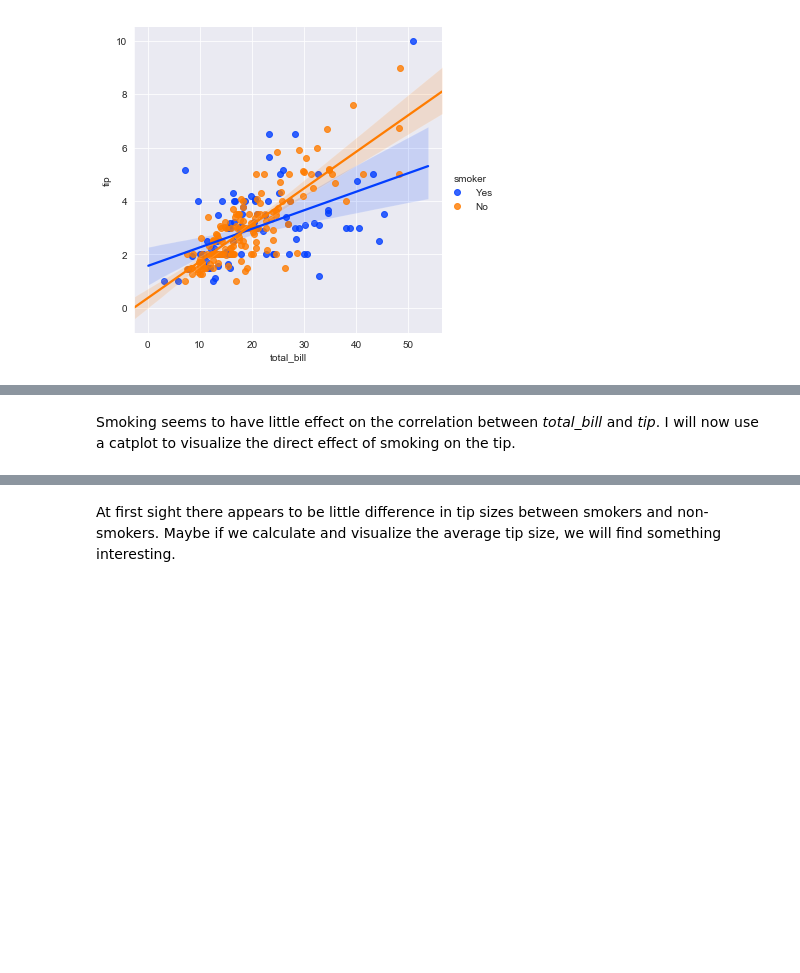
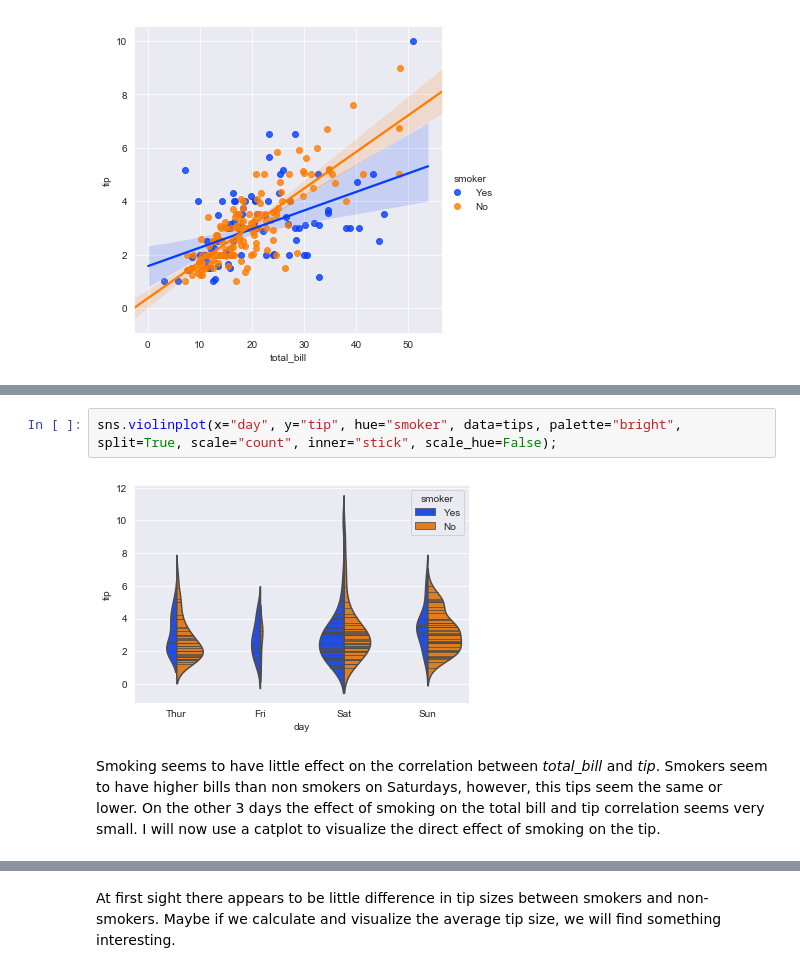
Before and after one commit to Ardvb/FODAProject2019, a Jupyter notebook: FODA Assessment 2019.ipynb, the cells around one changed output, grey strips where cells are left out. Saved outputs shown, nothing was run; the diff lists cells and outputs as text; blank space fills up the shorter version.

```diff
--- a/FODA Assessment 2019.ipynb
+++ b/FODA Assessment 2019.ipynb
@@ -775,5 +777,9 @@ sns.lmplot(x="total_bill", y="tip", hue="smoker", data=tips, palette = "bright"
+# %%
+sns.violinplot(x="day", y="tip", hue="smoker", data=tips, palette="bright", split=True, scale="count", inner="stick", scale_hue=False);
+# %% [output]
+[figure, added]
 # %% [markdown]
-Smoking seems to have little effect on the correlation between <em>total_bill</em> and <em>tip</em>.
+Smoking seems to have little effect on the correlation between <em>total_bill</em> and <em>tip</em>. Smokers seem to have higher bills than non smokers on Saturdays, however, this tips seem the same or lower. On the other 3 days the effect of smoking on the total bill and tip correlation seems very small.
 I will now use a catplot to visualize the direct effect of smoking on the tip.
 # %%
 sns.catplot(x="smoker", y="tip", kind="swarm", order=["No", "Yes"], data=tips);
```
Also changed, not shown: parts of 19 cells of this notebook.
